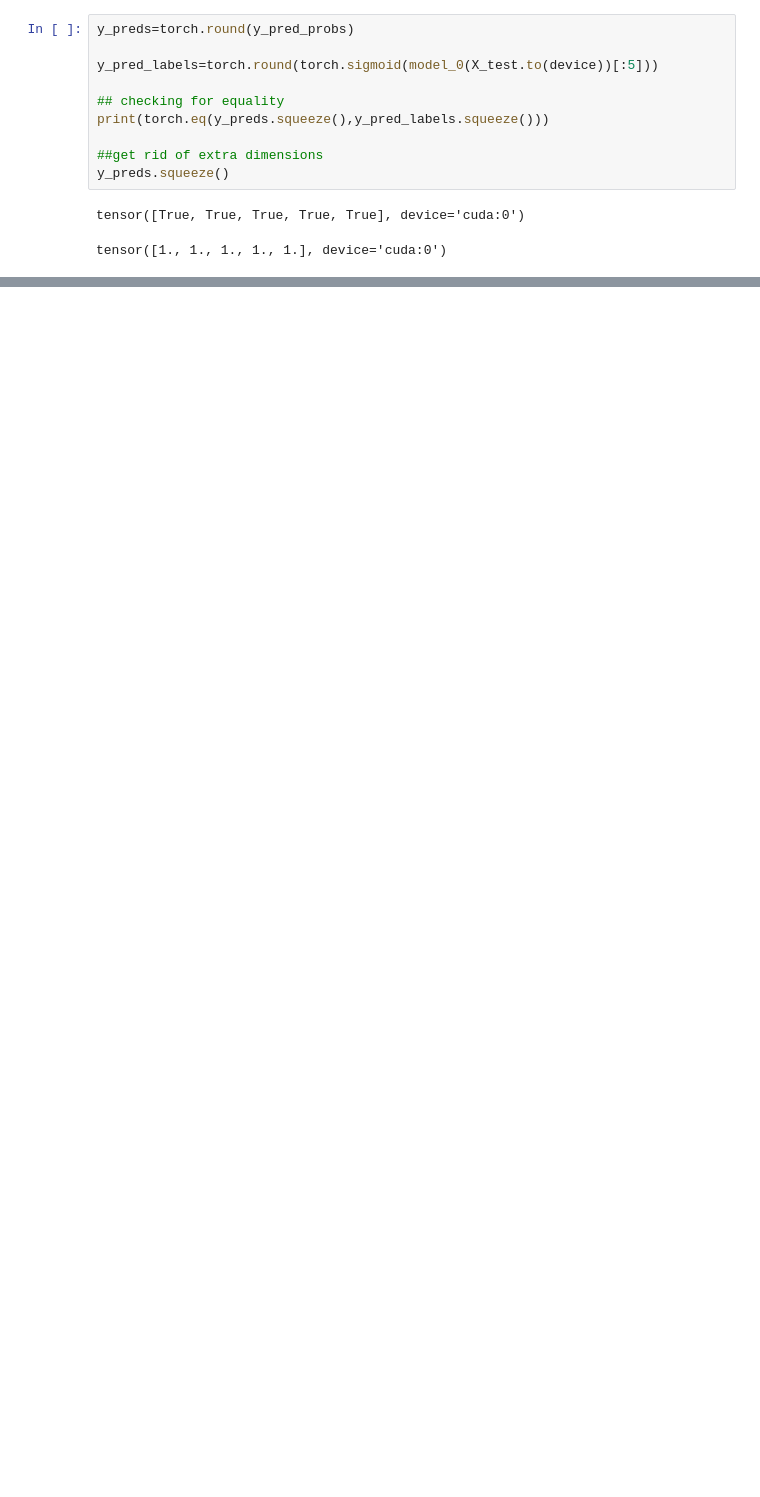
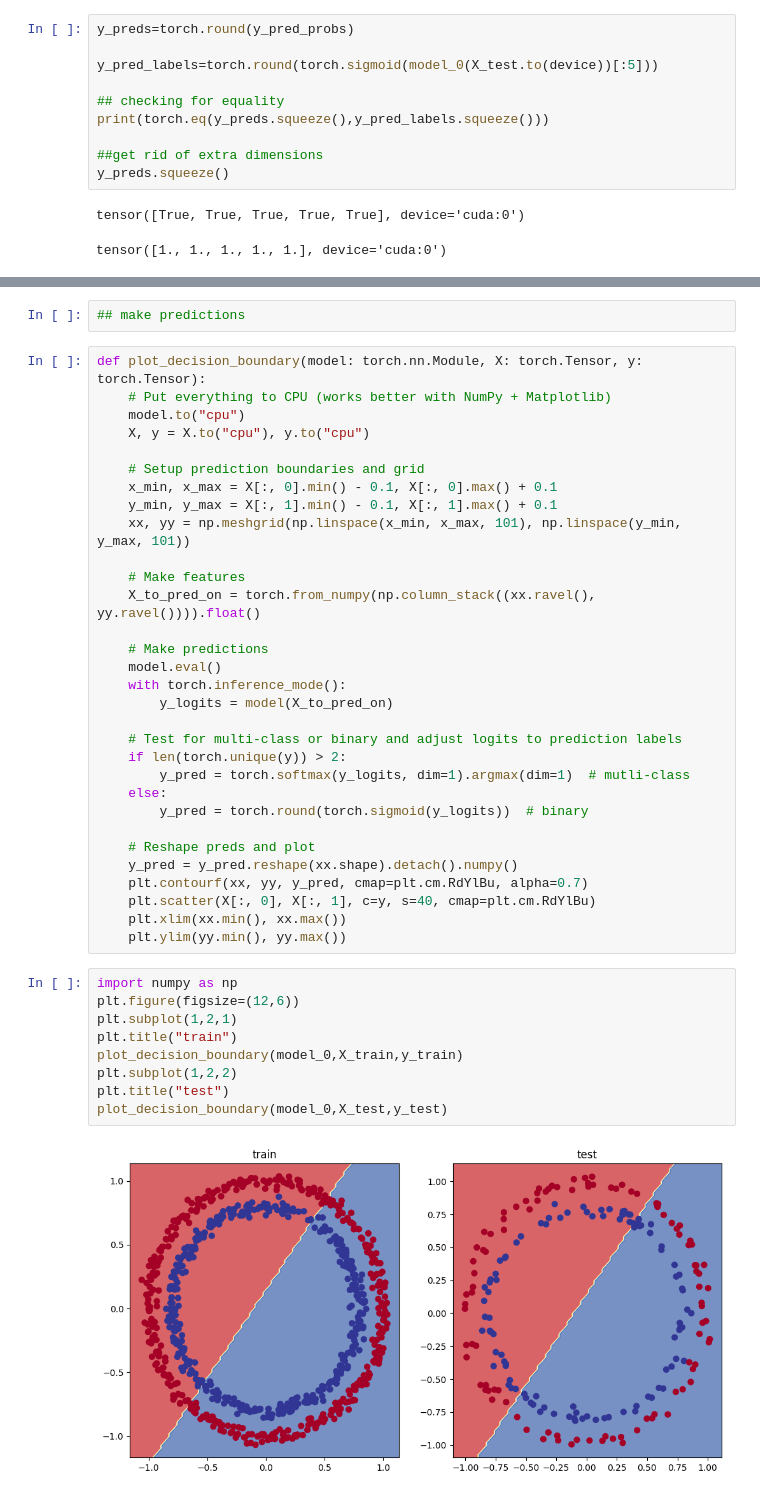
Before and after one commit to govind527/Pytorch_Practice, a Jupyter notebook: Pytorch_NN_Classification.ipynb, the cells around one changed output, grey strips where cells are left out. Cells and saved outputs as stored; diff of their text form; blank space fills up the shorter version.

Commit message:
Updated the training code

```diff
--- a/Pytorch_NN_Classification.ipynb
+++ b/Pytorch_NN_Classification.ipynb
@@ -276,0 +314,44 @@ for epoch in range(epochs):
+# %%
+## make predictions
+# %%
+def plot_decision_boundary(model: torch.nn.Module, X: torch.Tensor, y: torch.Tensor):
+    # Put everything to CPU (works better with NumPy + Matplotlib)
+    model.to("cpu")
+    X, y = X.to("cpu"), y.to("cpu")
+
+    # Setup prediction boundaries and grid
+    x_min, x_max = X[:, 0].min() - 0.1, X[:, 0].max() + 0.1
+    y_min, y_max = X[:, 1].min() - 0.1, X[:, 1].max() + 0.1
+    xx, yy = np.meshgrid(np.linspace(x_min, x_max, 101), np.linspace(y_min, y_max, 101))
+
+    # Make features
+    X_to_pred_on = torch.from_numpy(np.column_stack((xx.ravel(), yy.ravel()))).float()
+
+    # Make predictions
+    model.eval()
+    with torch.inference_mode():
+        y_logits = model(X_to_pred_on)
+
+    # Test for multi-class or binary and adjust logits to prediction labels
+    if len(torch.unique(y)) > 2:
+        y_pred = torch.softmax(y_logits, dim=1).argmax(dim=1)  # mutli-class
+    else:
+        y_pred = torch.round(torch.sigmoid(y_logits))  # binary
+
+    # Reshape preds and plot
+    y_pred = y_pred.reshape(xx.shape).detach().numpy()
+    plt.contourf(xx, yy, y_pred, cmap=plt.cm.RdYlBu, alpha=0.7)
+    plt.scatter(X[:, 0], X[:, 1], c=y, s=40, cmap=plt.cm.RdYlBu)
+    plt.xlim(xx.min(), xx.max())
+    plt.ylim(yy.min(), yy.max())
+# %%
+import numpy as np
+plt.figure(figsize=(12,6))
+plt.subplot(1,2,1)
+plt.title("train")
+plot_decision_boundary(model_0,X_train,y_train)
+plt.subplot(1,2,2)
+plt.title("test")
+plot_decision_boundary(model_0,X_test,y_test)
+# %% [output]
+[figure, added]
```
Also changed, not shown: parts of 23 cells of this notebook.
